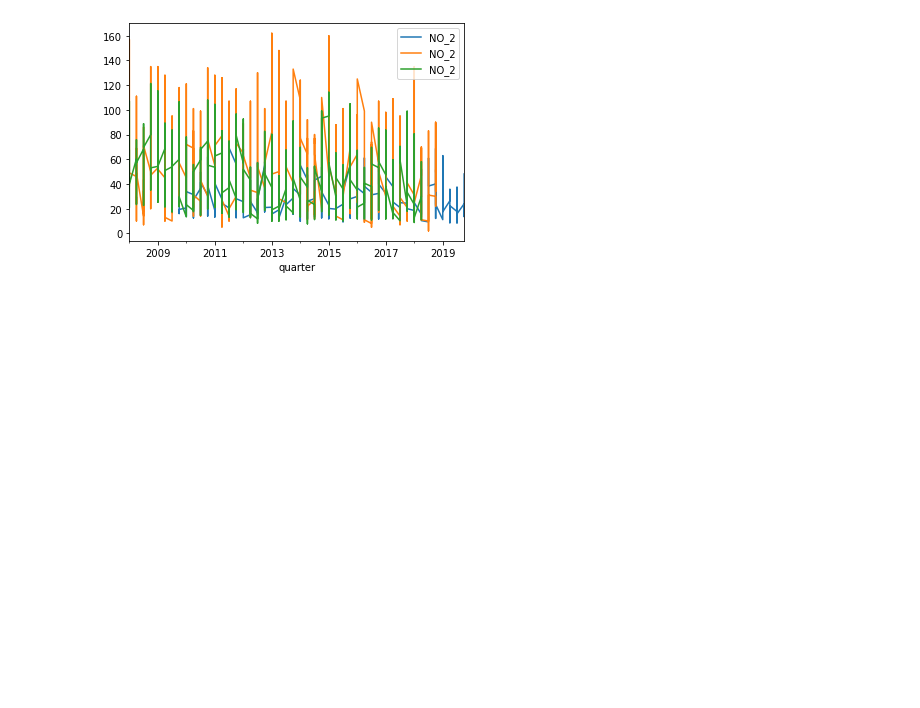
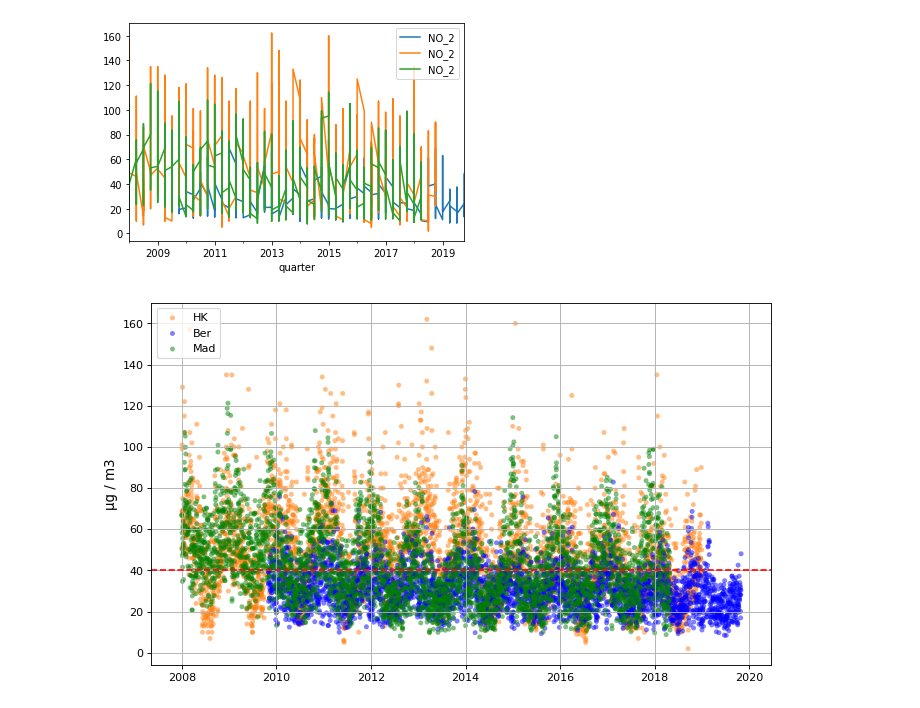
Before and after one commit to andres2203/pollution_correlation, a Jupyter notebook: Plotting_Pollution.ipynb, the cells around one changed output. Drawn from its saved outputs; the diff is of its cells as text; code cells hidden in the pictures; blank space fills up the shorter version.

Commit message:
adding new graphs

```diff
--- a/Plotting_Pollution.ipynb
+++ b/Plotting_Pollution.ipynb
@@ -104,3 +90,45 @@ hong kong    AxesSubplot(0.125,0.125;0.775x0.755)
 madrid       AxesSubplot(0.125,0.125;0.775x0.755)
 dtype: object
 [figure]
+# %%
+#import matplotlib.lines as mlines
+#import matplotlib.transforms as mtransforms
+
+# get plotting data
+x_hk = pollution_final["date"].where(pollution_final["city"] == "hong kong")
+y_hk = pollution_final["NO_2"].where(pollution_final["city"] == "hong kong")
+
+x_ber = pollution_final["date"].where(pollution_final["city"] == "berlin")
+y_ber = pollution_final["NO_2"].where(pollution_final["city"] == "berlin")
+
+x_mad = pollution_final["date"].where(pollution_final["city"] == "madrid")
+y_mad = pollution_final["NO_2"].where(pollution_final["city"] == "madrid")
+
+# define axis and parameters
+x = (x_hk, x_ber, x_mad)
+y = (y_hk, y_ber, y_mad)
+colors = ("tab:orange", "blue", "green")
+groups = ("HK", "Ber", "Mad")
+
+# create plot
+fig = plt.figure(figsize=(10, 6), dpi=80, frameon=True)
+ax = fig.add_subplot(1, 1, 1)
+ay = fig
+
+# set labels and layout
+ax.set_ylabel("μg / m3", fontsize=12)
+#set_xlabel("Date", fontsize=12)
+plt.grid(True)
+#plt.tight_layout()  # delete frame
+#plt.plot([40], 'k-', lw=2)
+
+for x, y, color, group in zip(x, y, colors, groups):
+    ax.scatter(x, y, alpha=0.5, c=color, edgecolors='none', s=20, label=group)
+# alpha: set intensity, s: dotsize
+ax.axhline(y=40, xmin=0, xmax=1,linewidth=1.5, color="r", ls="--")
+
+#plt.title('Matplot scatter plot')
+plt.legend(loc=2)
+plt.show()
+# %% [output]
+[figure, added]
```
Also changed, not shown: parts of 3 cells of this notebook, 3 other files.
